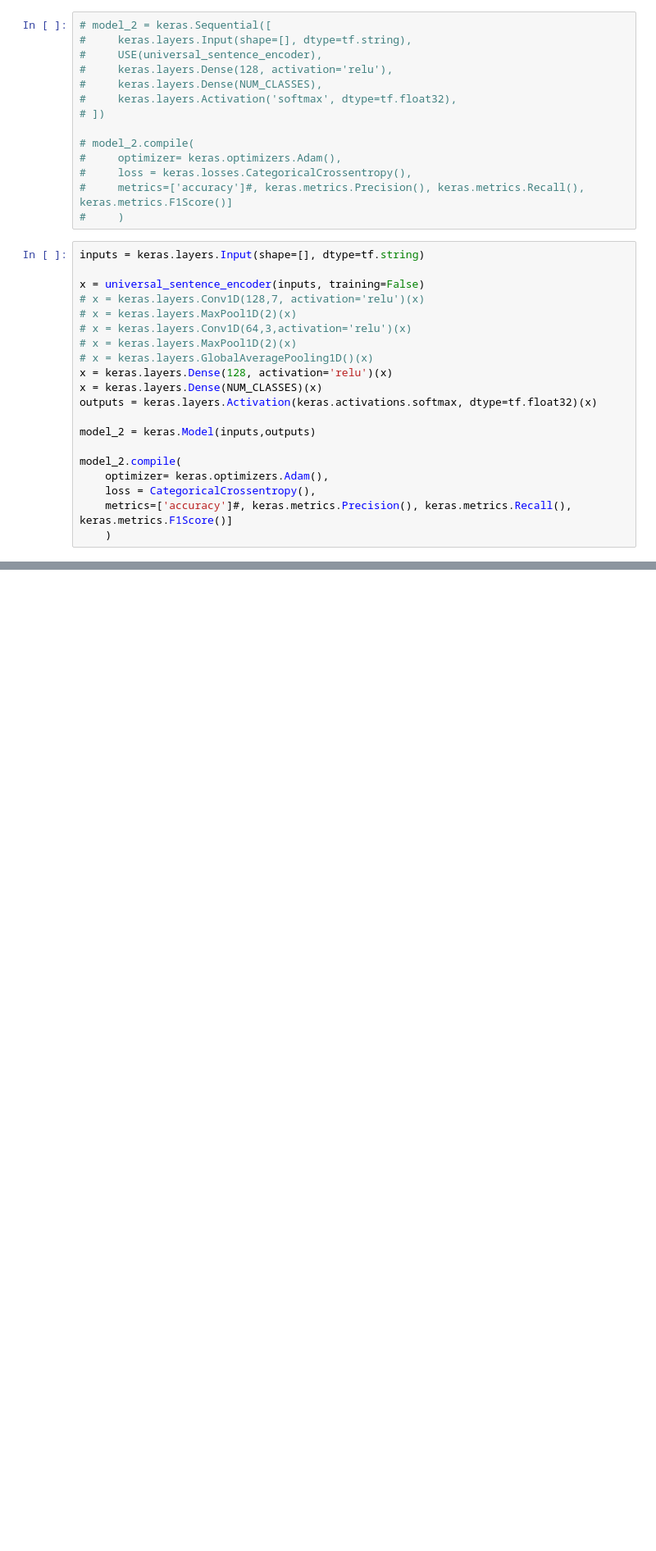
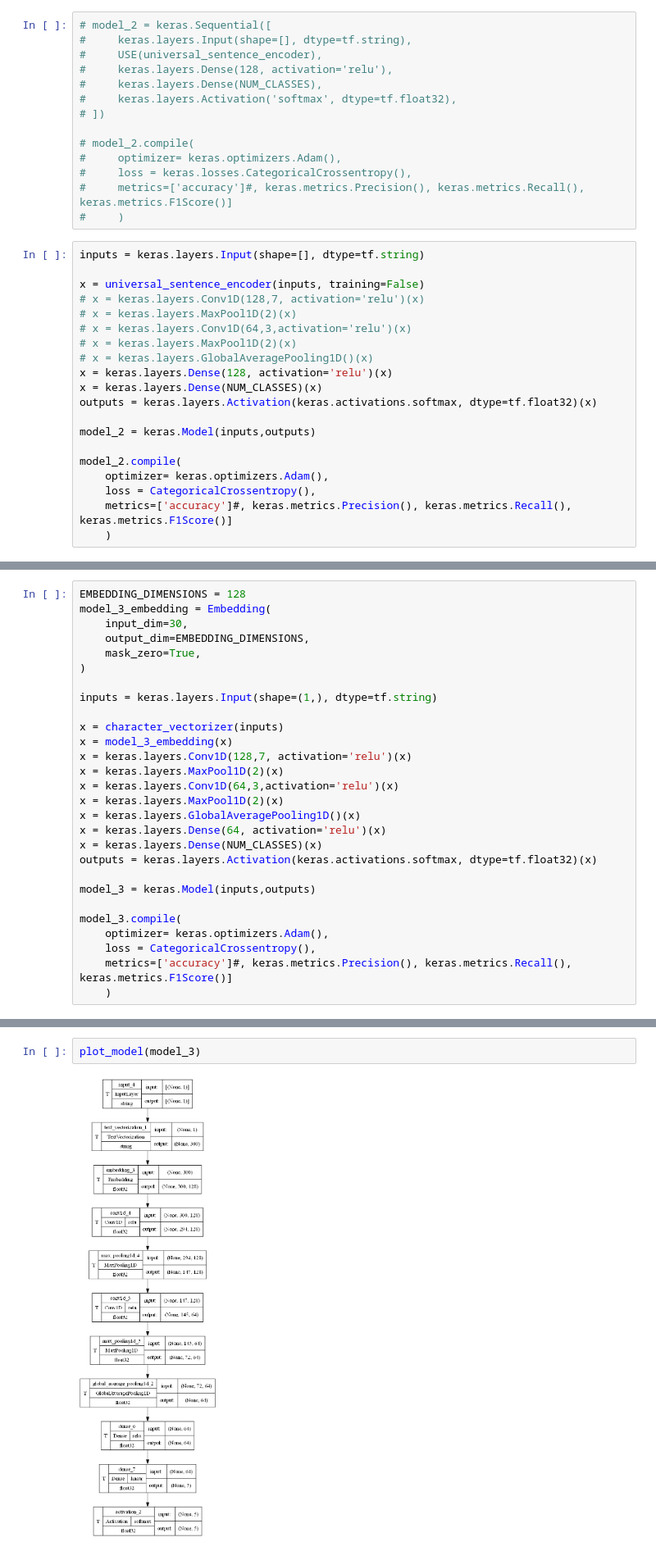
Before and after one commit to yehandineth/NLP_Learning, a Jupyter notebook: JSCReplication/skimlit.ipynb, the cells around one changed output, grey strips where cells are left out. Shown at 82% size. Cells and saved outputs as stored; diff of their text form; blank space fills up the shorter version.

```diff
--- a/JSCReplication/skimlit.ipynb
+++ b/JSCReplication/skimlit.ipynb
@@ -742,0 +758,28 @@ Epoch 3/3
+# %%
+EMBEDDING_DIMENSIONS = 128
+model_3_embedding = Embedding(
+    input_dim=30,
+    output_dim=EMBEDDING_DIMENSIONS,
+    mask_zero=True,
+)
+
+inputs = keras.layers.Input(shape=(1,), dtype=tf.string)
+
+x = character_vectorizer(inputs)
+x = model_3_embedding(x)
+x = keras.layers.Conv1D(128,7, activation='relu')(x)
+x = keras.layers.MaxPool1D(2)(x)
+x = keras.layers.Conv1D(64,3,activation='relu')(x)
+x = keras.layers.MaxPool1D(2)(x)
+x = keras.layers.GlobalAveragePooling1D()(x)
+x = keras.layers.Dense(64, activation='relu')(x)
+x = keras.layers.Dense(NUM_CLASSES)(x)
+outputs = keras.layers.Activation(keras.activations.softmax, dtype=tf.float32)(x)
+
+model_3 = keras.Model(inputs,outputs)
+
+model_3.compile(
+    optimizer= keras.optimizers.Adam(),
+    loss = CategoricalCrossentropy(),
+    metrics=['accuracy']#, keras.metrics.Precision(), keras.metrics.Recall(), keras.metrics.F1Score()]
+    )
@@ -742,0 +790,4 @@ Epoch 3/3
+# %%
+plot_model(model_3)
+# %% [output]
+[figure, added]
```
Also changed, not shown: parts of 35 cells of this notebook.
